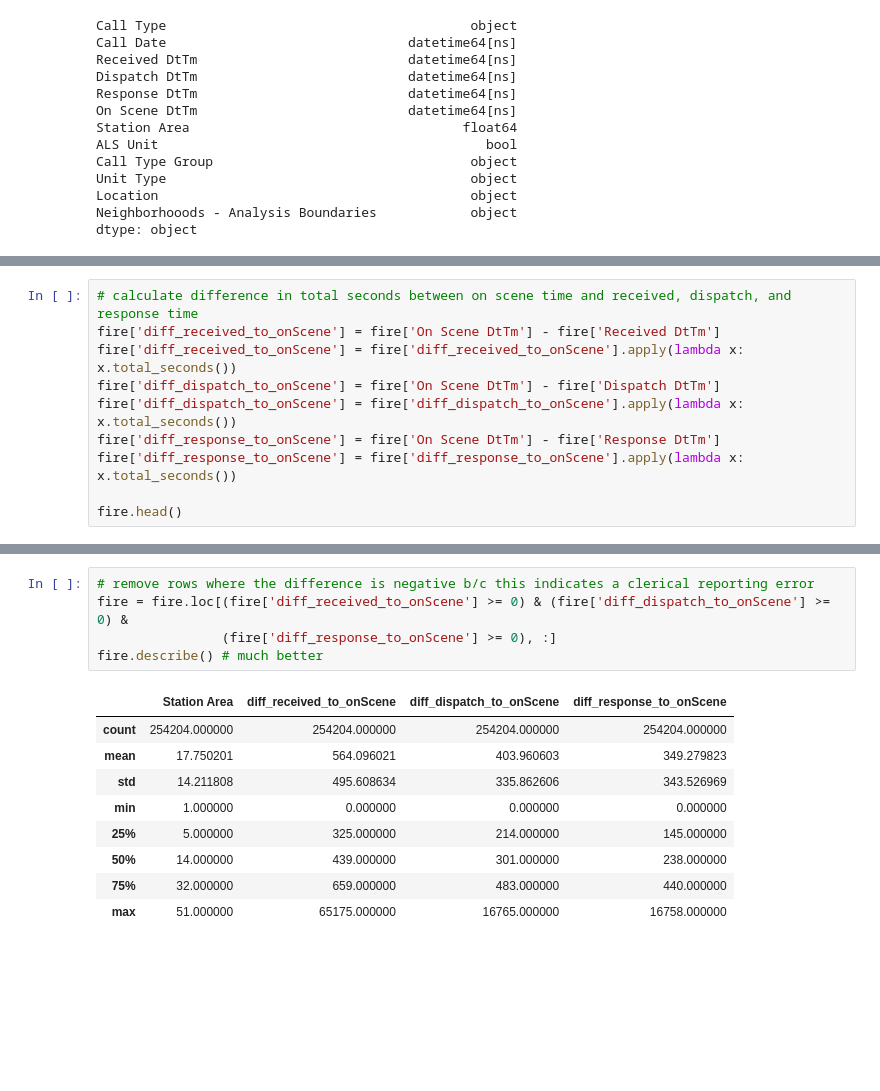
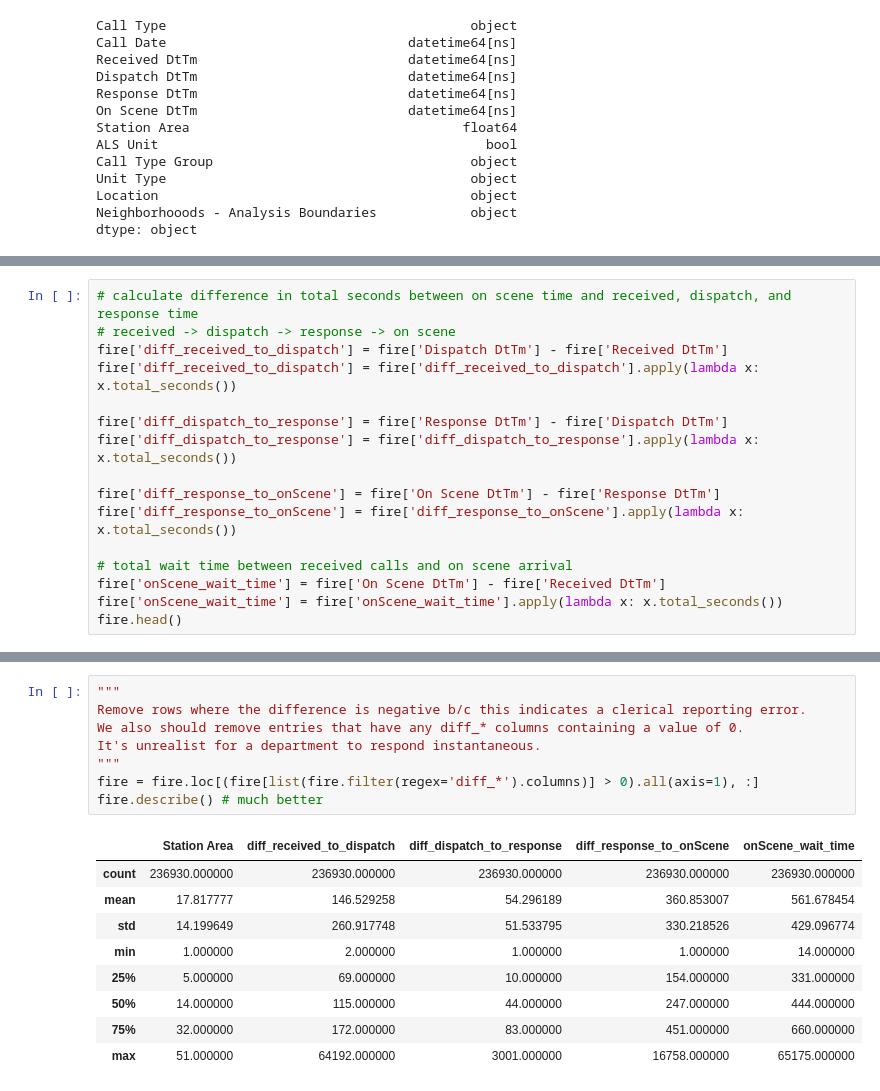
Before and after one commit to usf-cs360-spring2020/midterm-persimmon, a Jupyter notebook: data_wrangling_kai.ipynb, the cells around one changed output, grey strips where cells are left out. Drawn from its saved outputs; the diff is of its cells as text; blank space fills up the shorter version.

```diff
--- a/data_wrangling_kai.ipynb
+++ b/data_wrangling_kai.ipynb
@@ -90,13 +90,19 @@ fire.head()
 | 5 | Structure Fire | 2019-07-25 | 2019-07-25 19:16:45 | 2019-07-25 19:18:47 | 2019-07-25 19:19:20 | 2019-07-25 19:21:54 | 41.0 | ... |
 # %%
 # calculate difference in total seconds between on scene time and received, dispatch, and response time
-fire['diff_received_to_onScene'] = fire['On Scene DtTm'] - fire['Received DtTm']
-fire['diff_received_to_onScene'] = fire['diff_received_to_onScene'].apply(lambda x: x.total_seconds())
-fire['diff_dispatch_to_onScene'] = fire['On Scene DtTm'] - fire['Dispatch DtTm']
-fire['diff_dispatch_to_onScene'] = fire['diff_dispatch_to_onScene'].apply(lambda x: x.total_seconds())
+# received -> dispatch -> response -> on scene
+fire['diff_received_to_dispatch'] = fire['Dispatch DtTm'] - fire['Received DtTm']
+fire['diff_received_to_dispatch'] = fire['diff_received_to_dispatch'].apply(lambda x: x.total_seconds())
+
+fire['diff_dispatch_to_response'] = fire['Response DtTm'] - fire['Dispatch DtTm']
+fire['diff_dispatch_to_response'] = fire['diff_dispatch_to_response'].apply(lambda x: x.total_seconds())
+
 fire['diff_response_to_onScene'] = fire['On Scene DtTm'] - fire['Response DtTm']
 fire['diff_response_to_onScene'] = fire['diff_response_to_onScene'].apply(lambda x: x.total_seconds())
 
+# total wait time between received calls and on scene arrival
+fire['onScene_wait_time'] = fire['On Scene DtTm'] - fire['Received DtTm']
+fire['onScene_wait_time'] = fire['onScene_wait_time'].apply(lambda x: x.total_seconds())
 fire.head()
 # %% [output]
 |  | Call Type | Call Date | Received DtTm | Dispatch DtTm | Response DtTm | On Scene DtTm | Station Area | ... |
@@ -121,15 +126,18 @@ fire.describe()
 # %%
-# remove rows where the difference is negative b/c this indicates a clerical reporting error
-fire = fire.loc[(fire['diff_received_to_onScene'] >= 0) & (fire['diff_dispatch_to_onScene'] >= 0) &
-                (fire['diff_response_to_onScene'] >= 0), :]
+"""
+Remove rows where the difference is negative b/c this indicates a clerical reporting error.
+We also should remove entries that have any diff_* columns containing a value of 0.
+It's unrealist for a department to respond instantaneous.
+"""
+fire = fire.loc[(fire[list(fire.filter(regex='diff_*').columns)] > 0).all(axis=1), :]
 fire.describe() # much better
 # %% [output]
-|  | Station Area | diff_received_to_onScene | diff_dispatch_to_onScene | diff_response_to_onScene |
-| count | 254204.000000 | 254204.000000 | 254204.000000 | 254204.000000 |
-| mean | 17.750201 | 564.096021 | 403.960603 | 349.279823 |
-| std | 14.211808 | 495.608634 | 335.862606 | 343.526969 |
-| min | 1.000000 | 0.000000 | 0.000000 | 0.000000 |
-| 25% | 5.000000 | 325.000000 | 214.000000 | 145.000000 |
-| 50% | 14.000000 | 439.000000 | 301.000000 | 238.000000 |
-| 75% | 32.000000 | 659.000000 | 483.000000 | 440.000000 |
-| max | 51.000000 | 65175.000000 | 16765.000000 | 16758.000000 |
+|  | Station Area | diff_received_to_dispatch | diff_dispatch_to_response | diff_response_to_onScene | onScene_wait_time |
+| count | 236930.000000 | 236930.000000 | 236930.000000 | 236930.000000 | 236930.000000 |
+| mean | 17.817777 | 146.529258 | 54.296189 | 360.853007 | 561.678454 |
+| std | 14.199649 | 260.917748 | 51.533795 | 330.218526 | 429.096774 |
+| min | 1.000000 | 2.000000 | 1.000000 | 1.000000 | 14.000000 |
+| 25% | 5.000000 | 69.000000 | 10.000000 | 154.000000 | 331.000000 |
+| 50% | 14.000000 | 115.000000 | 44.000000 | 247.000000 | 444.000000 |
+| 75% | 32.000000 | 172.000000 | 83.000000 | 451.000000 | 660.000000 |
+| max | 51.000000 | 64192.000000 | 3001.000000 | 16758.000000 | 65175.000000 |
```
Also changed, not shown: parts of 12 cells of this notebook, 10 other files.
